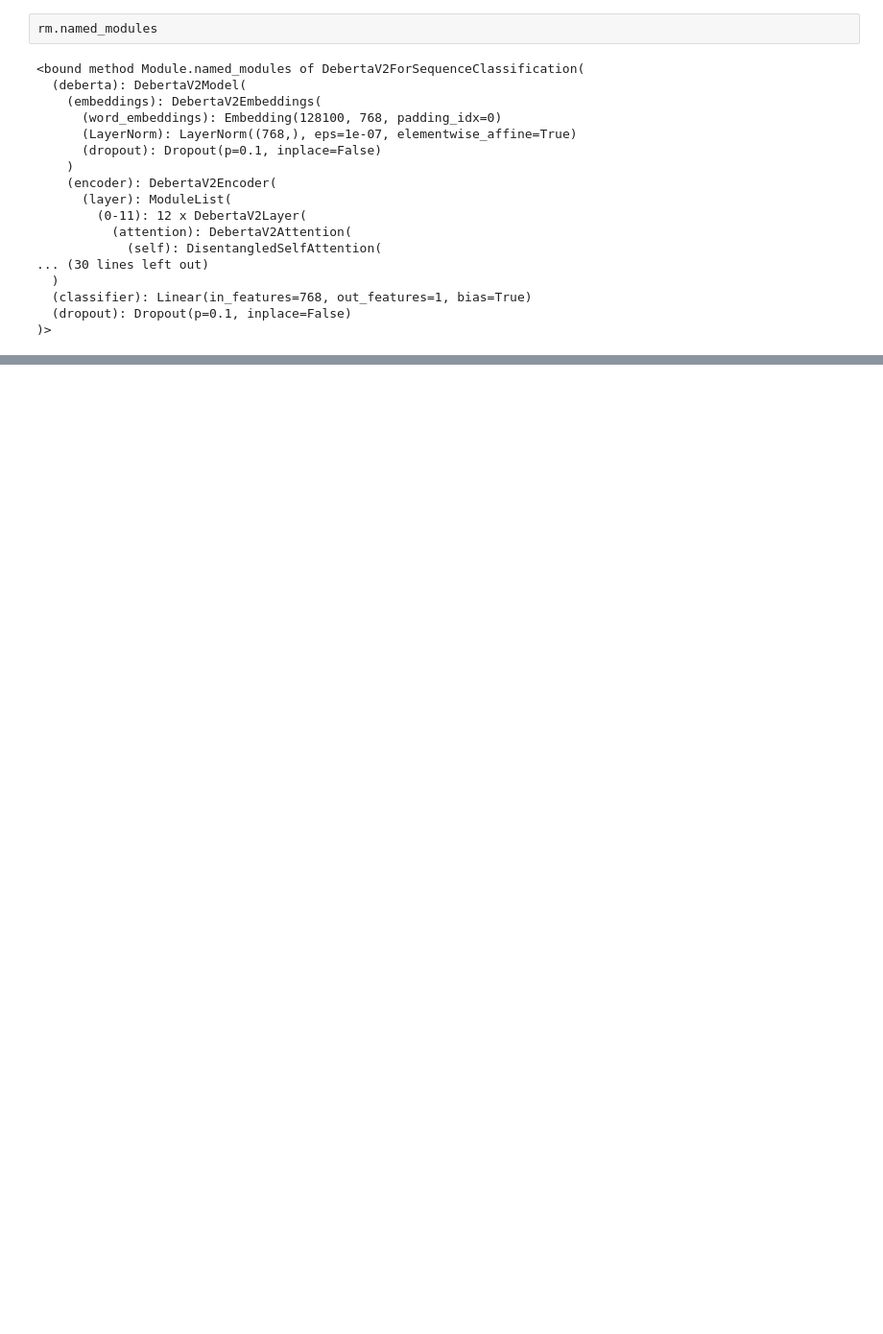
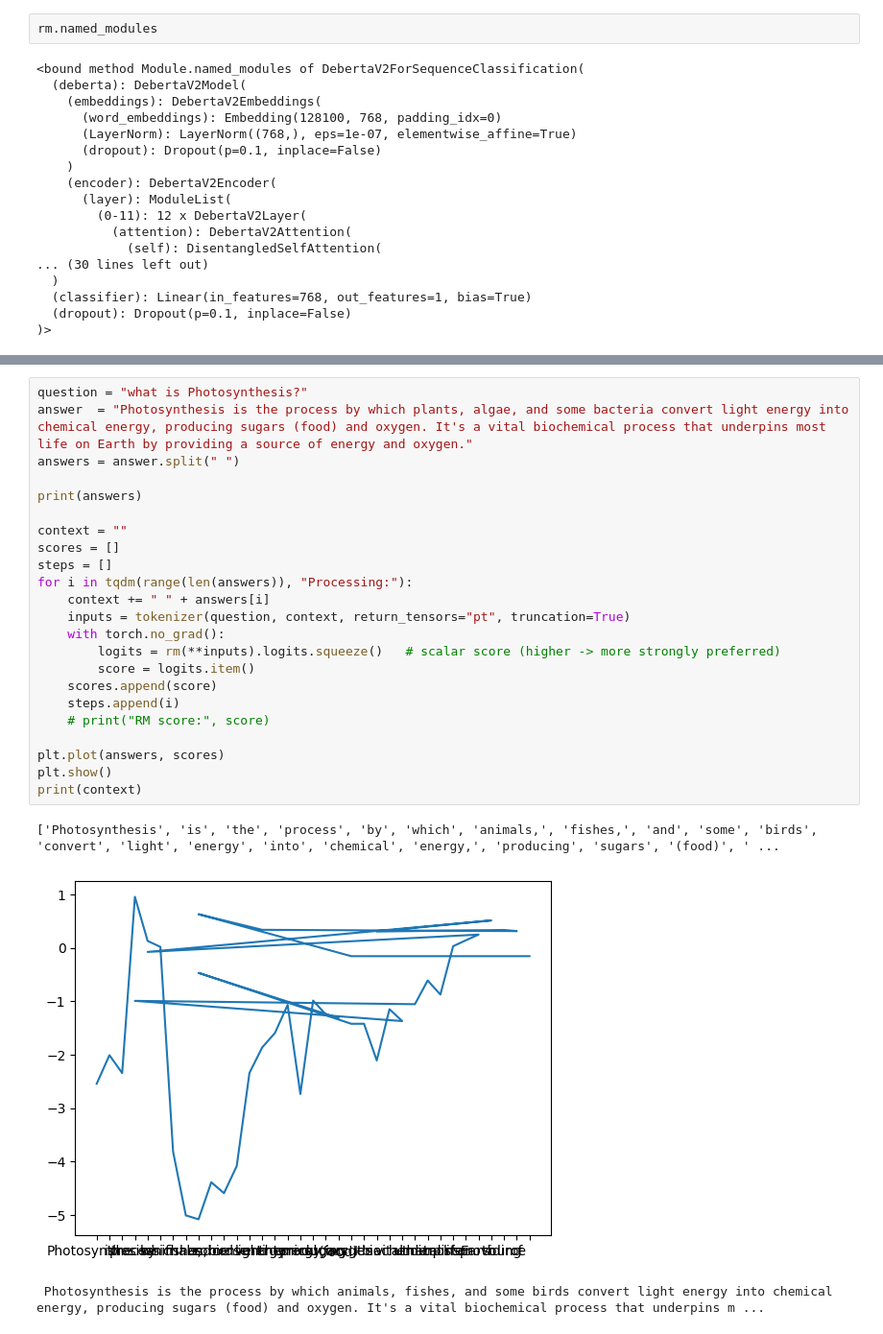
Before and after one commit to Rohit909-creator/Reward-Augmented-Decoding-RAD-, a Jupyter notebook: testnotebook.ipynb, the cells around one changed output, grey strips where cells are left out. Shown at 96% size. Saved outputs shown, nothing was run; the diff lists cells and outputs as text; blank space fills up the shorter version.

```diff
--- a/testnotebook.ipynb
+++ b/testnotebook.ipynb
@@ -137,0 +109,27 @@ plt.show()
+# %%
+question = "what is Photosynthesis?"
+answer  = "Photosynthesis is the process by which plants, algae, and some bacteria convert light energy into chemical energy, producing sugars (food) and oxygen. It's a vital biochemical process that underpins most life on Earth by providing a source of energy and oxygen."
+answers = answer.split(" ")
+
+print(answers)
+
+context = ""
+scores = []
+steps = []
+for i in tqdm(range(len(answers)), "Processing:"):
+    context += " " + answers[i]
+    inputs = tokenizer(question, context, return_tensors="pt", truncation=True)
+    with torch.no_grad():
+        logits = rm(**inputs).logits.squeeze()   # scalar score (higher -> more strongly preferred)
+        score = logits.item()
+    scores.append(score)
+    steps.append(i)
+    # print("RM score:", score)
+
+plt.plot(answers, scores)
+plt.show()
+print(context)
+# %% [output]
+['Photosynthesis', 'is', 'the', 'process', 'by', 'which', 'animals,', 'fishes,', 'and', 'some', 'birds', 'convert', 'light', 'energy', 'into', 'chemical', 'energy,', 'producing', 'sugars', '(food)', ' ...
+[figure, added]
+ Photosynthesis is the process by which animals, fishes, and some birds convert light energy into chemical energy, producing sugars (food) and oxygen. It's a vital biochemical process that underpins m ...
```
Also changed, not shown: parts of 14 cells of this notebook.
